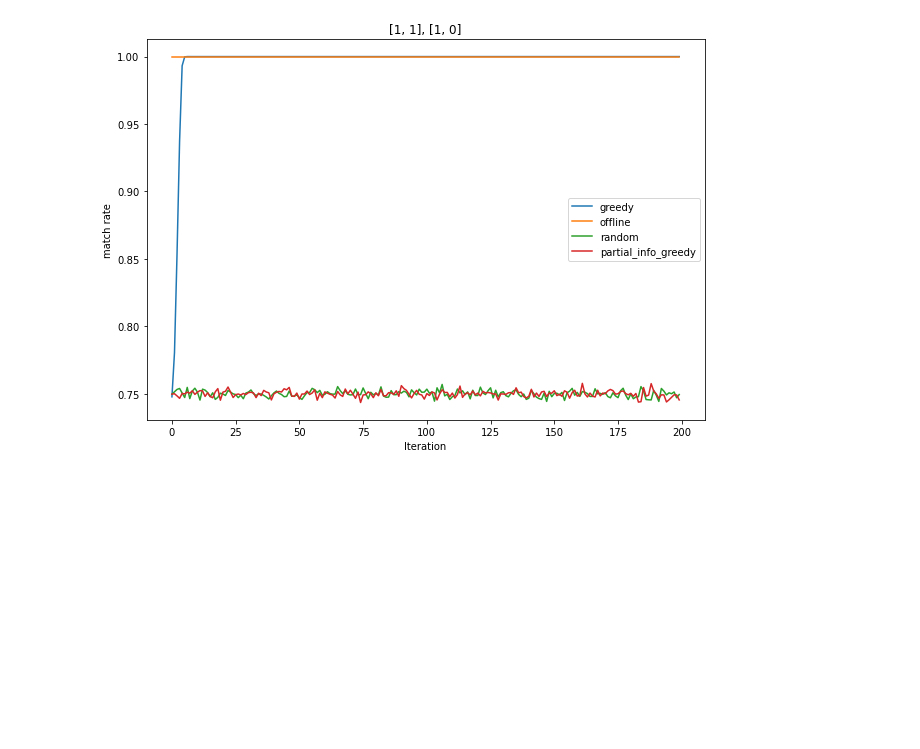
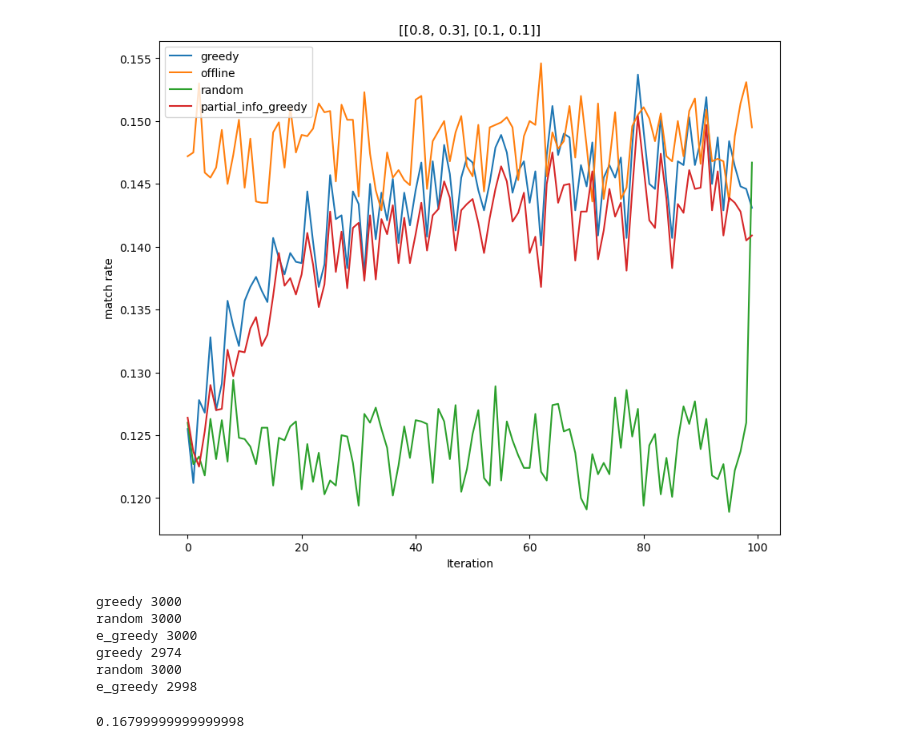
Before and after one commit to ppxwdy/capture_uncertain_in_dating, a Jupyter notebook: charts.ipynb, the cells around one changed output. Cells and saved outputs as stored; diff of their text form; code cells hidden in the pictures; blank space fills up the shorter version.

```diff
--- a/charts.ipynb
+++ b/charts.ipynb
@@ -69,10 +86,10 @@ plt.show()
 # %%
 N = 10000
-T = 200
-match_prob = [[1, 1], [1, 0]]
-ratio1 = 0.5
-ratio2 = 0.5
-initial_guess = [0.5, 0.5]
-r_s, r_o, r_r = simulator(N, T, match_prob, ratio1, ratio2, initial_guess)
+T = 100
+match_prob = [[0.8, 0.3], [0.1, 0.1]]
+ratio1 = 0.8
+ratio2 = 0.2
+initial_guess = [ratio1, ratio2]
+r_s, r_o, r_r, _= simulation(N, T, match_prob, ratio1, ratio2, initial_guess)
 
-partial_s, partial_o, partial_r = simulator(N, T, match_prob, ratio1, ratio2, initial_guess, full_info=False)
+partial_s, partial_o, partial_r, partial_e = simulation(N, T, match_prob, ratio1, ratio2, initial_guess, full_info=False)
@@ -79,29 +103,46 @@ partial_s, partial_o, partial_r = simulator(N, T, match_prob, ratio1, ratio2, in
 # %%
-plt.figure(figsize=(10, 7))
+plt.figure(figsize=(10, 8))
 r_s_ = [i/N for i in r_s]
 r_o_ = [i/N for i in r_o]
 r_r_ = [i/N for i in r_r]
+# r_e_ = [i/N for i in r_e]
 p_s_ = [i/N for i in partial_s]
+p_e_ = [i/N for i in partial_e]
 plt.plot([i for i in range(T)], r_s_, label='greedy')
 plt.plot([i for i in range(T)], r_o_, label='offline')
 plt.plot([i for i in range(T)], r_r_, label='random')
+# plt.plot([i for i in range(T)], r_e_, label='epsilon-greedy')
 plt.plot([i for i in range(T)], p_s_, label='partial_info_greedy')
+# plt.plot([i for i in range(T)], p_e_, label='partial_info_e_greedy')
 
 plt.xlabel('Iteration')
 plt.ylabel('match rate')
+plt.title(f'{match_prob}')
 plt.legend()
-plt.title('[1, 1], [1, 0]')
 plt.show()
 # %% [output]
-[figure, old version]
+[figure, new version]
 # %%
 N = 10000
-T = 200
-match_prob = [[0.5, 0.25], [0.25, 0.5]]
-ratio1 = 0.5
-ratio2 = 0.5
-initial_guess = [0.5, 0.5]
-r_s, r_o, r_r = simulator(N, T, match_prob, ratio1, ratio2, initial_guess)
+T = 1000
+match_prob = [[0.9, 0.5], [0.5, 0.2]]
+ratio1 = 0.3
+ratio2 = 0.3
+initial_guess = [ratio1, ratio2]
+r_s, r_o, r_r, _= simulation(N, T, match_prob, ratio1, ratio2, initial_guess)
 
-partial_s, partial_o, partial_r = simulator(N, T, match_prob, ratio1, ratio2, initial_guess, full_info=False)
+partial_s, partial_o, partial_r, partial_e = simulation(N, T, match_prob, ratio1, ratio2, initial_guess, full_info=False)
+# %% [output]
+greedy 3000
+random 3000
+e_greedy 3000
+greedy 2974
+random 3000
+e_greedy 2998
+# %%
+0.09*0.81 + 0.49 *0.36 + 2 * 0.21*0.04
+0.3*0.81 + 0.7 * 0.36
+0.4*0.36 + 0.024
+# %% [output]
+0.16799999999999998
 # %%
```
Also changed, not shown: parts of 12 cells of this notebook, 8 other files.
